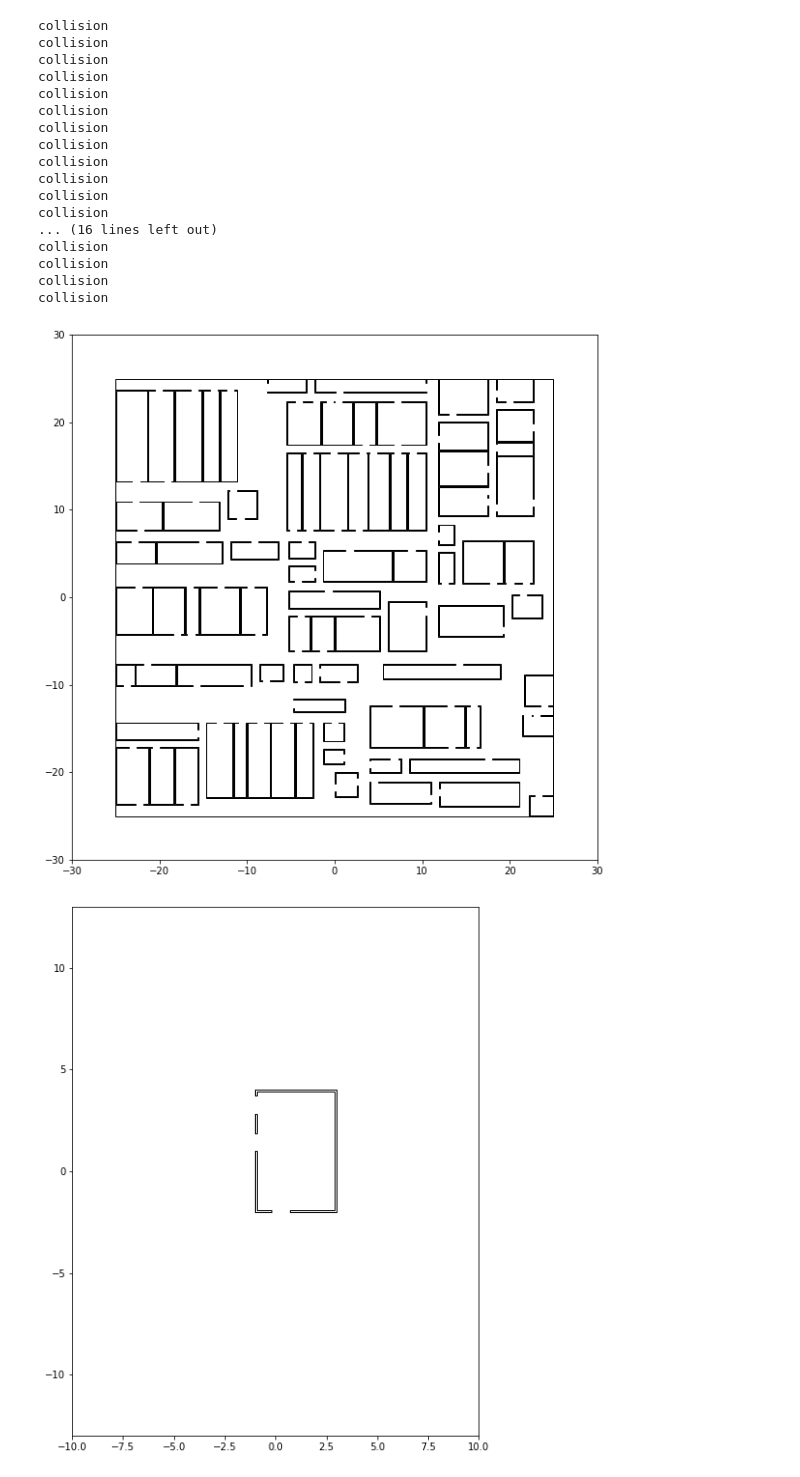
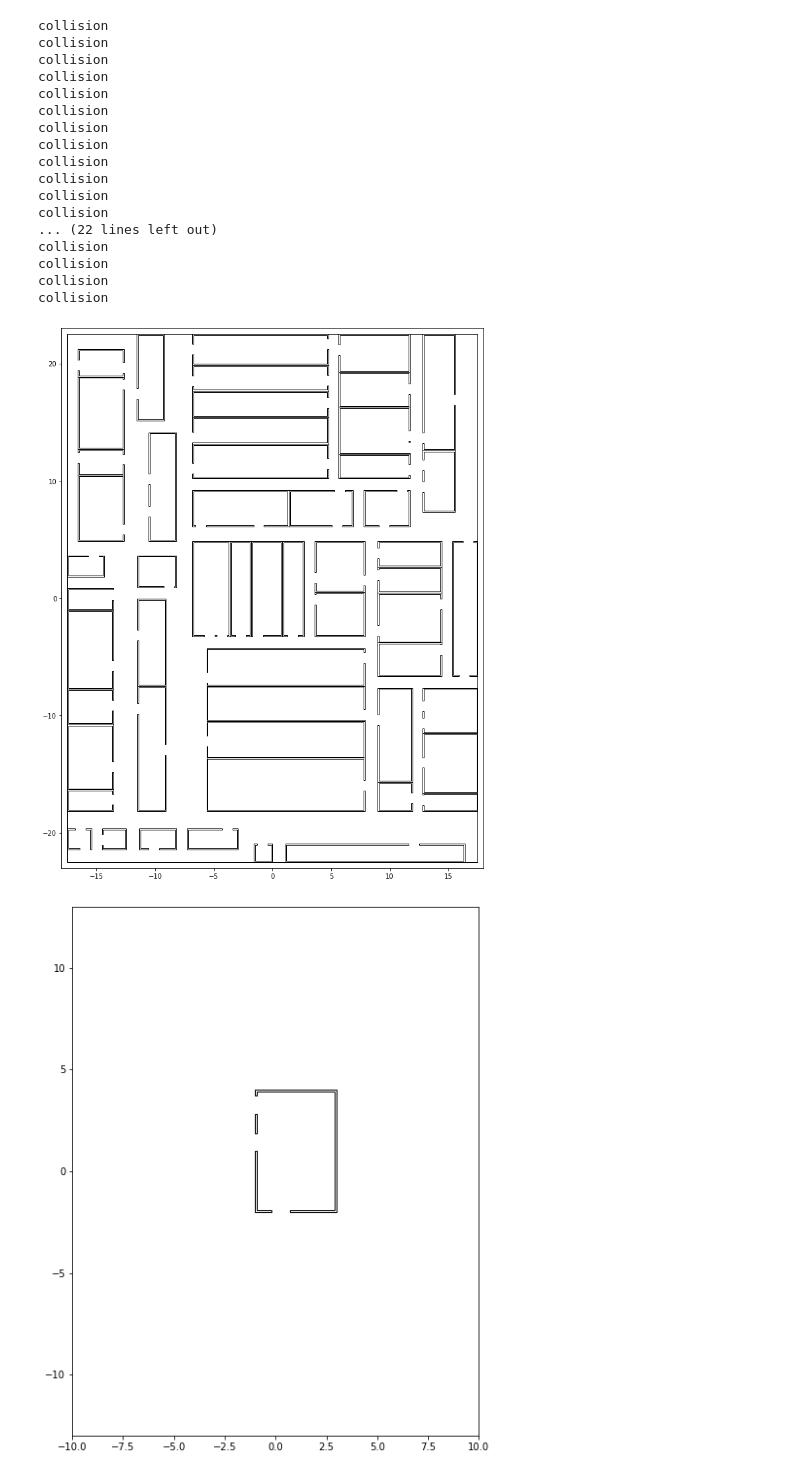
Before and after one commit to Makuh17/navrep, a Jupyter notebook: jupyter_tests/Room generation.ipynb, the cells around one changed output. Drawn from its saved outputs; the diff is of its cells as text; code cells hidden in the pictures.

Commit message:
adds some plots

```diff
--- a/jupyter_tests/Room generation.ipynb
+++ b/jupyter_tests/Room generation.ipynb
@@ -20,15 +22,15 @@ room_w = 12
 main_room = np.array([[room_w,room_h],[-room_w,room_h],[-room_w,-room_h],[room_w,-room_h]])/2
 r = Room.from_vert(main_room)
 # %%
-room_h = 50
-room_w = 50
+room_h = 45
+room_w = 35
 
 main_room = np.array([[room_w,room_h],[-room_w,room_h],[-room_w,-room_h],[room_w,-room_h]])/2
 main_room = Room.from_vert(main_room)
 
 axis = 1
 corridor_w = 1.5
-corridor_num = 6
+corridor_num = 5
 
 rooms = []
 
@@ -85,30 +87,30 @@ collision
 collision
 collision
 collision
-... (16 lines left out)
+... (22 lines left out)
 collision
 collision
 collision
 collision
 # %%
 plot_rooms = [main_room]+rooms
-fig, ax = plt.subplots(figsize=[10,10])
+fig, ax = plt.subplots(figsize=[15,15])
 for r in plot_rooms:
     if r.door:
         for p in r.get_polygons():
             polygon = Polygon(np.array(p), fill=False)
             ax.add_patch(polygon)
             #ax.plot(r.door[0][0][:,0], r.door[0][0][:,1], '.')
     else:
         polygon = Polygon(r.get_vert(), fill=False)
         ax.add_patch(polygon)
 
-plt.xlim([-30,30])
-plt.ylim([-30,30])
+plt.xlim([-(room_w+1)/2,(room_w+1)/2])
+plt.ylim([-(room_h+1)/2,(room_h+1)/2])
 ax.set_aspect('equal', 'box')
 plt.show()
 # %% [output]
-[figure, old version]
+[figure, new version]
 # %%
 test_room = Room(6,4,[1,1])
 # %%
```
Also changed, not shown: parts of 5 cells of this notebook.
